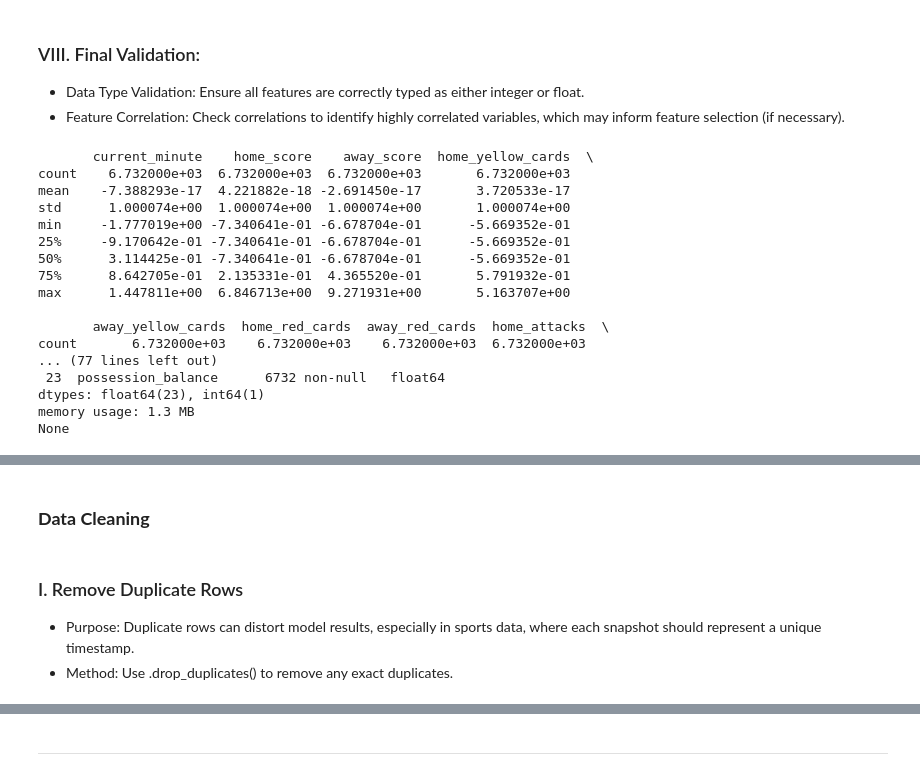
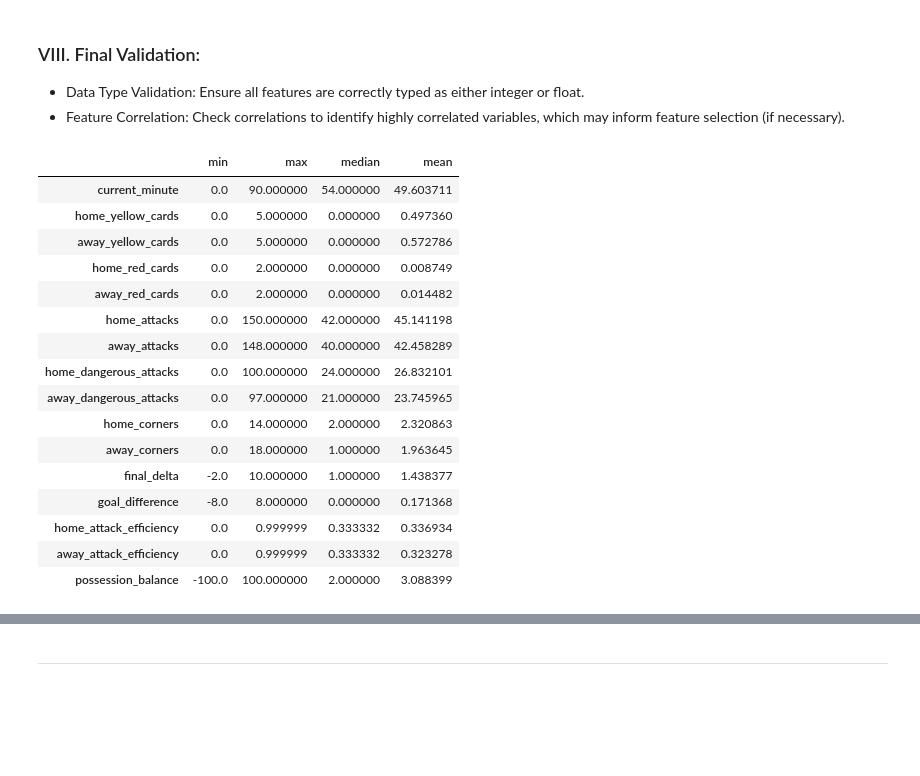
Before and after one commit to yuanpngn/STINTSY_MLP, a Jupyter notebook: [STINTSY]_Machine_Learning_Project.ipynb, the cells around one changed output, grey strips where cells are left out. Saved outputs shown, nothing was run; the diff lists cells and outputs as text; code cells hidden in the pictures; blank space fills up the shorter version.

```diff
--- a/[STINTSY]_Machine_Learning_Project.ipynb
+++ b/[STINTSY]_Machine_Learning_Project.ipynb
@@ -183,0 +188,5 @@ df = pd.get_dummies(df, columns=categorical_columns, drop_first=True)
+# %%
+dupes = df.duplicated().sum()
+print(f'Number of duplicate rows: {dupes}')
+
+df = df.drop_duplicates()
@@ -183,0 +198,13 @@ df = pd.get_dummies(df, columns=categorical_columns, drop_first=True)
+# %%
+# if current_minute in (45,60) then set to 45 (currently on break)
+# if current_minute > 60, subtract by 15
+
+original_minutes = df['current_minute'].copy()
+
+df['current_minute'] = df['current_minute'].apply(
+    lambda x: 45 if x in [45, 60] else (x - 15 if x > 60 else x)
+)
+
+# Count the number of rows affected
+rows_affected = (df['current_minute'] != original_minutes).sum()
+print(f'Number of rows affected: {rows_affected}')
@@ -193,13 +222,18 @@ df['goal_difference'] = df['home_score'] - df['away_score']
 df['home_attack_efficiency'] = df['home_on_target'] / (df['home_on_target'] + df['home_off_target'] + 1e-5)
 df['away_attack_efficiency'] = df['away_on_target'] / (df['away_on_target'] + df['away_off_target'] + 1e-5)
 df['possession_balance'] = df['home_possession'] - df['away_possession']
+
+df = df.drop(["home_score", "away_score",
+              "home_on_target", "away_on_target",
+              "home_off_target","away_off_target",
+              "home_possession", "away_possession"],
+              axis=1)
 # %% [markdown]
 ### VI. Final Checks
 - Cap Extreme Efficiency Ratios: Limit values for home_attack_efficiency and away_attack_efficiency to a reasonable upper bound (e.g., 1 for 100% efficiency).
 - Recheck for NaNs: After calculating efficiency ratios and capping values, ensure no NaNs were introduced.
 # %%
-df['home_attack_efficiency'] = df['home_attack_efficiency'].clip(upper=1)
-df['away_attack_efficiency'] = df['away_attack_efficiency'].clip(upper=1)
-
-print(df.isnull().sum())  # Confirm no missing values remain
+print(df['home_attack_efficiency'].describe())
+print(df['away_attack_efficiency'].describe())
+print("Number of NaNs: ", df.isna().sum())  # Confirm no missing values remain
 # %% [output]
@@ -224,26 +258,26 @@ dtype: int64
 ### VIII. Final Validation:
 - Data Type Validation: Ensure all features are correctly typed as either integer or float.
 - Feature Correlation: Check correlations to identify highly correlated variables, which may inform feature selection (if necessary).
-# %%
-print(df.describe())
-print(df.info())
-# %% [output]
-       current_minute    home_score    away_score  home_yellow_cards  \
-count    6.732000e+03  6.732000e+03  6.732000e+03       6.732000e+03
-mean    -7.388293e-17  4.221882e-18 -2.691450e-17       3.720533e-17
-std      1.000074e+00  1.000074e+00  1.000074e+00       1.000074e+00
-min     -1.777019e+00 -7.340641e-01 -6.678704e-01      -5.669352e-01
-25%     -9.170642e-01 -7.340641e-01 -6.678704e-01      -5.669352e-01
-50%      3.114425e-01 -7.340641e-01 -6.678704e-01      -5.669352e-01
-75%      8.642705e-01  2.135331e-01  4.365520e-01       5.791932e-01
-max      1.447811e+00  6.846713e+00  9.271931e+00       5.163707e+00
-
-       away_yellow_cards  home_red_cards  away_red_cards  home_attacks  \
-count       6.732000e+03    6.732000e+03    6.732000e+03  6.732000e+03
-... (77 lines left out)
- 23  possession_balance      6732 non-null   float64
-dtypes: float64(23), int64(1)
-memory usage: 1.3 MB
-None
+# %%
+# Statistical Summaries of All Feature
+df.agg(['min', 'max', 'median', 'mean']).T
+# %% [output]
+|  | min | max | median | mean |
+| current_minute | 0.0 | 90.000000 | 54.000000 | 49.603711 |
+| home_yellow_cards | 0.0 | 5.000000 | 0.000000 | 0.497360 |
+| away_yellow_cards | 0.0 | 5.000000 | 0.000000 | 0.572786 |
+| home_red_cards | 0.0 | 2.000000 | 0.000000 | 0.008749 |
+| away_red_cards | 0.0 | 2.000000 | 0.000000 | 0.014482 |
+| home_attacks | 0.0 | 150.000000 | 42.000000 | 45.141198 |
+| away_attacks | 0.0 | 148.000000 | 40.000000 | 42.458289 |
+| home_dangerous_attacks | 0.0 | 100.000000 | 24.000000 | 26.832101 |
+| away_dangerous_attacks | 0.0 | 97.000000 | 21.000000 | 23.745965 |
+| home_corners | 0.0 | 14.000000 | 2.000000 | 2.320863 |
+| away_corners | 0.0 | 18.000000 | 1.000000 | 1.963645 |
+| final_delta | -2.0 | 10.000000 | 1.000000 | 1.438377 |
+| goal_difference | -8.0 | 8.000000 | 0.000000 | 0.171368 |
+| home_attack_efficiency | 0.0 | 0.999999 | 0.333332 | 0.336934 |
+| away_attack_efficiency | 0.0 | 0.999999 | 0.333332 | 0.323278 |
+| possession_balance | -100.0 | 100.000000 | 2.000000 | 3.088399 |
 # %% [markdown]
 `[will fix this pa wait]`
@@ -254,9 +289,3 @@ Jain, A., & Zongker, D. (1997). Feature selection: Evaluation, application, and
 Kang, H. (2013). The prevention and handling of the missing data. Korean Journal of Anesthesiology, 64(5), 402-406.
 Kuhn, M., & Johnson, K. (2013). Applied predictive modeling. Springer.
 Pedregosa, F., et al. (2011). Scikit-learn: Machine learning in Python. Journal of Machine Learning Research, 12, 2825-2830.
-# %% [markdown]
-### **Data Cleaning**
-# %% [markdown]
-### I. Remove Duplicate Rows
-- Purpose: Duplicate rows can distort model results, especially in sports data, where each snapshot should represent a unique timestamp.
-- Method: Use .drop_duplicates() to remove any exact duplicates.
```
Also changed, not shown: parts of 40 cells of this notebook.
